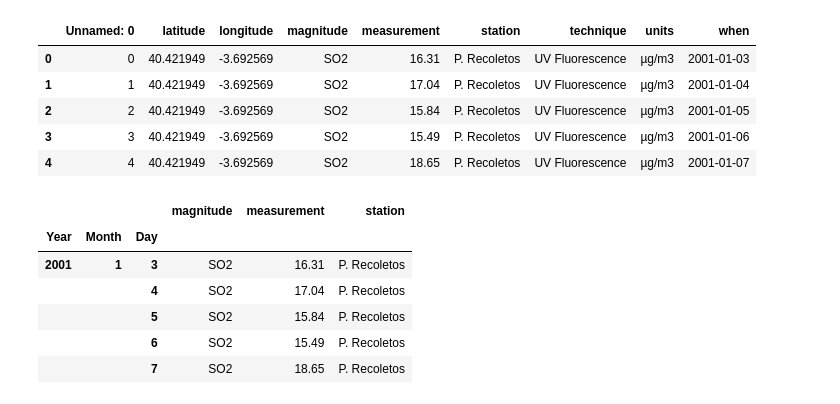
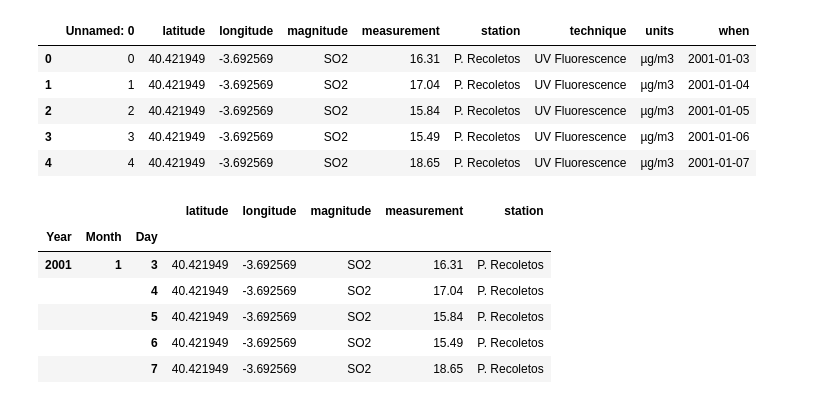
Before and after one commit to nfqsolutions/Workshops, a Jupyter notebook: intro_python/notebooks/pandas.ipynb, the cells around one changed output. Drawn from its saved outputs; the diff is of its cells as text; code cells hidden in the pictures.

```diff
--- a/intro_python/notebooks/pandas.ipynb
+++ b/intro_python/notebooks/pandas.ipynb
@@ -22,16 +24,18 @@ index = pd.MultiIndex.from_tuples(list(zip(proper_dates.year, proper_dates.month
 # %%
 quantitative = pd.DataFrame(
     {'station': pollution.station.values,
      'magnitude': pollution.magnitude.values,
-     'measurement': pollution.measurement.values},
+     'measurement': pollution.measurement.values,
+     'longitude': pollution.longitude.values,
+     'latitude': pollution.latitude.values},
     index=index
 )
 quantitative.head()
 # %% [output]
-|  |  |  | magnitude | measurement | station |
-| Year | Month | Day |  |  |  |
-| 2001 | 1 | 3 | SO2 | 16.31 | P. Recoletos |
-|  |  | 4 | SO2 | 17.04 | P. Recoletos |
-|  |  | 5 | SO2 | 15.84 | P. Recoletos |
-|  |  | 6 | SO2 | 15.49 | P. Recoletos |
-|  |  | 7 | SO2 | 18.65 | P. Recoletos |
+|  |  |  | latitude | longitude | magnitude | measurement | station |
+| Year | Month | Day |  |  |  |  |  |
+| 2001 | 1 | 3 | 40.421949 | -3.692569 | SO2 | 16.31 | P. Recoletos |
+|  |  | 4 | 40.421949 | -3.692569 | SO2 | 17.04 | P. Recoletos |
+|  |  | 5 | 40.421949 | -3.692569 | SO2 | 15.84 | P. Recoletos |
+|  |  | 6 | 40.421949 | -3.692569 | SO2 | 15.49 | P. Recoletos |
+|  |  | 7 | 40.421949 | -3.692569 | SO2 | 18.65 | P. Recoletos |
```
Also changed, not shown: parts of 5 cells of this notebook.
